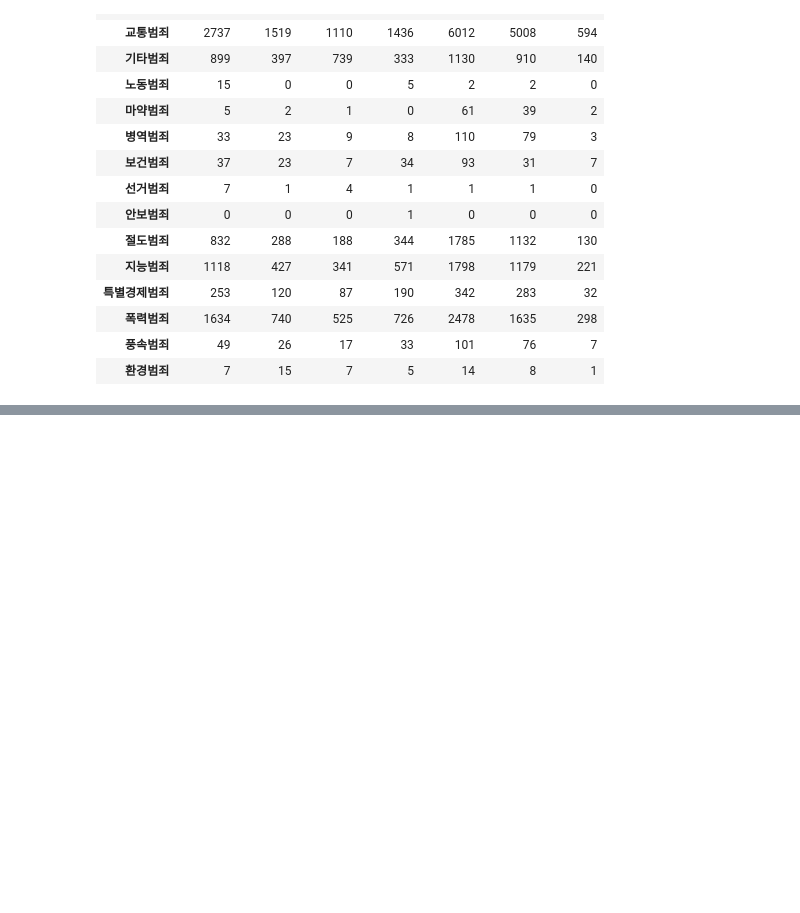
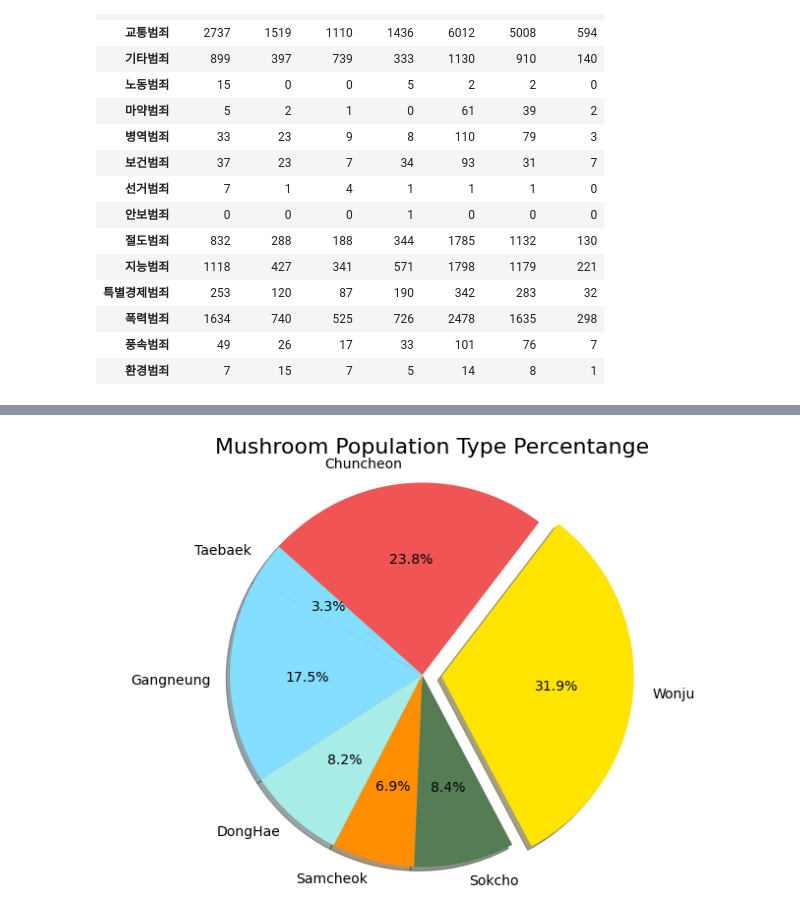
Before and after one commit to yunju-m/DAP, a Jupyter notebook: project.ipynb, the cells around one changed output, grey strips where cells are left out. Drawn from its saved outputs; the diff is of its cells as text; code cells hidden in the pictures; blank space fills up the shorter version.

```diff
--- a/project.ipynb
+++ b/project.ipynb
@@ -279,0 +244,5 @@ gangwon
+# %%
+region = ['강원 강릉', '강원 동해', '강원 삼척', '강원 속초', '강원 원주', '강원 춘천',  '강원 태백']
+case = Gangwondo.sum()
+gangwon = DataFrame(case, columns=['범죄발생률'], index = region)
+gangwon
@@ -279,0 +258,24 @@ gangwon
+# %%
+#Get the population types and its values for Single Pie chart
+populations = gangwon['범죄발생률']
+pop_size = populations.values.tolist()
+pop_types = populations.axes[0].tolist()
+
+# Data to plot
+pop_labels = 'Gangneung','DongHae', 'Samcheok', 'Sokcho', 'Wonju', 'Chuncheon', 'Taebaek'
+colors = ['#84DFFF','#A8ECE7','#FF8E00','#557C55','#FFE400','#F05454']
+explode = (0, 0, 0, 0, 0.1, 0, 0)  # explode 1st slice
+fig = plt.figure(figsize=(12,8))
+
+# Plot
+plt.title('Mushroom Population Type Percentange', fontsize=22)
+patches, texts, autotexts = plt.pie(pop_size, explode=explode, labels=pop_labels, colors=colors,
+        autopct='%1.1f%%', shadow=True, startangle=150)
+for text,autotext in zip(texts,autotexts):
+    text.set_fontsize(14)
+    autotext.set_fontsize(14)
+
+plt.axis('equal')
+plt.show()
+# %% [output]
+[figure, added]
```
Also changed, not shown: parts of 10 cells of this notebook.
